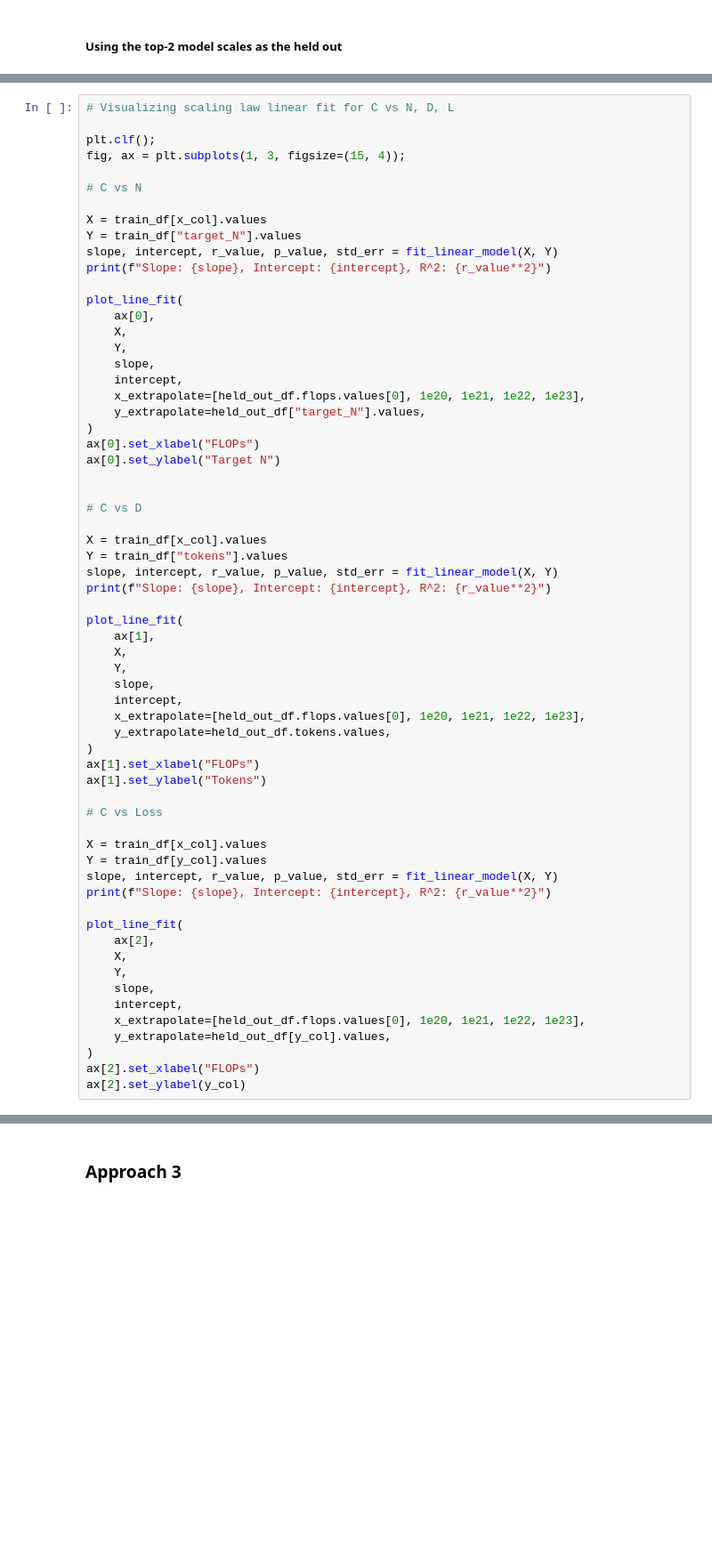
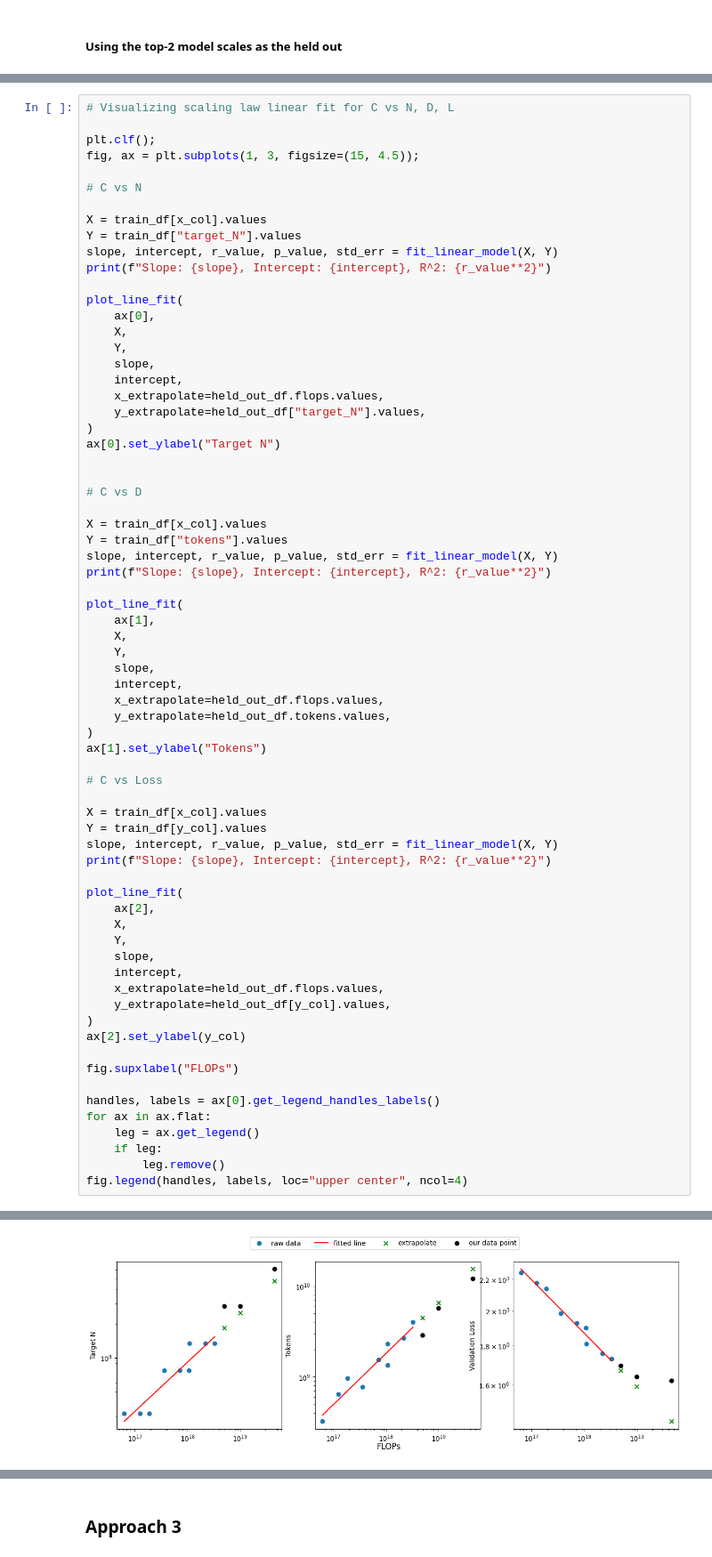
Before and after one commit to Neeratyoy/EffingScaling, a Jupyter notebook: playground/ws_data.ipynb, the cells around one changed output, grey strips where cells are left out. Shown at 89% size. Drawn from its saved outputs; the diff is of its cells as text; blank space fills up the shorter version.

```diff
--- a/playground/ws_data.ipynb
+++ b/playground/ws_data.ipynb
@@ -180,7 +260,7 @@ held_out_df
 # Visualizing scaling law linear fit for C vs N, D, L
 
 plt.clf();
-fig, ax = plt.subplots(1, 3, figsize=(15, 4));
+fig, ax = plt.subplots(1, 3, figsize=(15, 4.5));
 
 # C vs N
 
@@ -195,10 +275,9 @@ plot_line_fit(
     Y,
     slope,
     intercept,
-    x_extrapolate=[held_out_df.flops.values[0], 1e20, 1e21, 1e22, 1e23],
+    x_extrapolate=held_out_df.flops.values,
     y_extrapolate=held_out_df["target_N"].values,
 )
-ax[0].set_xlabel("FLOPs")
 ax[0].set_ylabel("Target N")
 
 
@@ -215,10 +294,9 @@ plot_line_fit(
     Y,
     slope,
     intercept,
-    x_extrapolate=[held_out_df.flops.values[0], 1e20, 1e21, 1e22, 1e23],
+    x_extrapolate=held_out_df.flops.values,
     y_extrapolate=held_out_df.tokens.values,
 )
-ax[1].set_xlabel("FLOPs")
 ax[1].set_ylabel("Tokens")
 
 # C vs Loss
@@ -234,8 +312,17 @@ plot_line_fit(
     Y,
     slope,
     intercept,
-    x_extrapolate=[held_out_df.flops.values[0], 1e20, 1e21, 1e22, 1e23],
+    x_extrapolate=held_out_df.flops.values,
     y_extrapolate=held_out_df[y_col].values,
 )
-ax[2].set_xlabel("FLOPs")
 ax[2].set_ylabel(y_col)
+
+fig.supxlabel("FLOPs")
+
+handles, labels = ax[0].get_legend_handles_labels()
+for ax in ax.flat:
+    leg = ax.get_legend()
+    if leg:
+        leg.remove()
+fig.legend(handles, labels, loc="upper center", ncol=4)
+# %% [output]
@@ -241,0 +334 @@ ax[2].set_ylabel(y_col)
+[figure, added]
```
Also changed, not shown: parts of 19 cells of this notebook, 2 other files.
